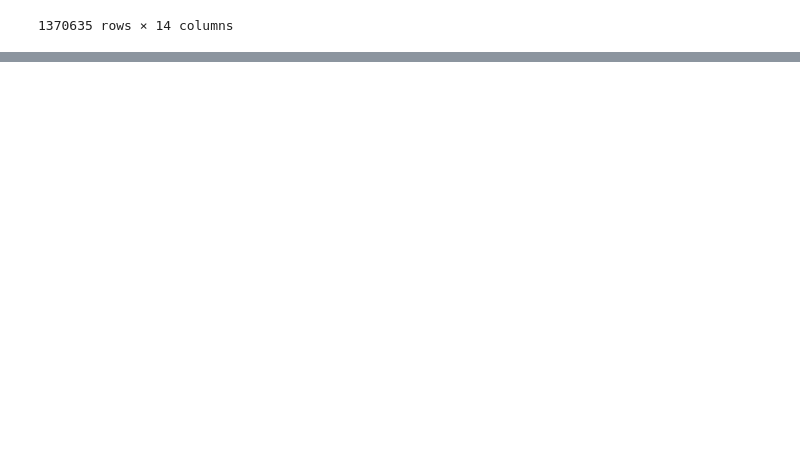
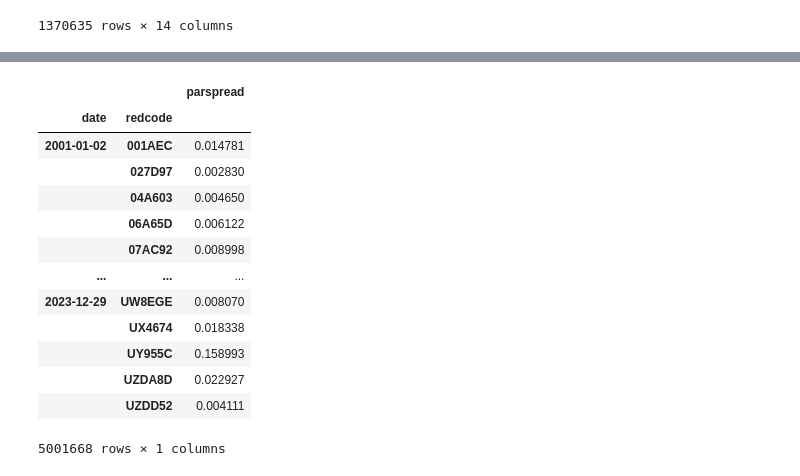
Before and after one commit to zixiaowang123/full_stack_project, a Jupyter notebook: src/test.ipynb, the cells around one changed output, grey strips where cells are left out. Drawn from its saved outputs; the diff is of its cells as text; code cells hidden in the pictures; blank space fills up the shorter version.

```diff
--- a/src/test.ipynb
+++ b/src/test.ipynb
@@ -3,7 +3,7 @@ Drag this into the _data folder or setd directories for the parquet files
 # %%
 import pandas as pd
 
-#CDSs = pd.read_parquet("markit_cds.parquet")
+CDSs = pd.read_parquet("markit_cds.parquet")
 bonds = pd.read_parquet("mergent_bond.parquet")
 mapping = pd.read_parquet("RED_and_ISIN_mapping.parquet")
 wbonds = pd.read_parquet("wrds_bond.parquet")
@@ -72,0 +73,2 @@ wbonds
+# %%
+CDSs.dropna(subset=["parspread"], inplace=True)
@@ -72,0 +131,17 @@ wbonds
+# %%
+cds_spread_df
+# %% [output]
+|  |  | parspread |
+| date | redcode |  |
+| 2001-01-02 | 001AEC | 0.014781 |
+|  | 027D97 | 0.002830 |
+|  | 04A603 | 0.004650 |
+|  | 06A65D | 0.006122 |
+|  | 07AC92 | 0.008998 |
+| ... | ... | ... |
+| 2023-12-29 | UW8EGE | 0.008070 |
+|  | UX4674 | 0.018338 |
+|  | UY955C | 0.158993 |
+|  | UZDA8D | 0.022927 |
+|  | UZDD52 | 0.004111 |
+5001668 rows × 1 columns
```
Also changed, not shown: parts of 8 cells of this notebook.
